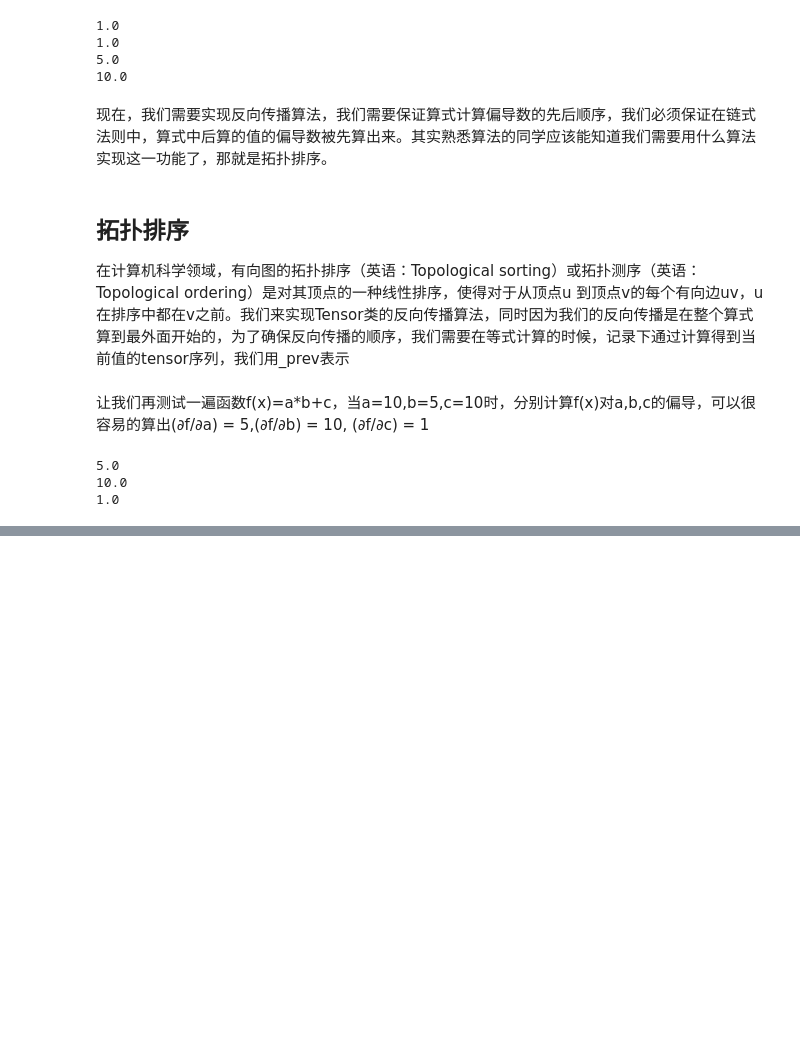
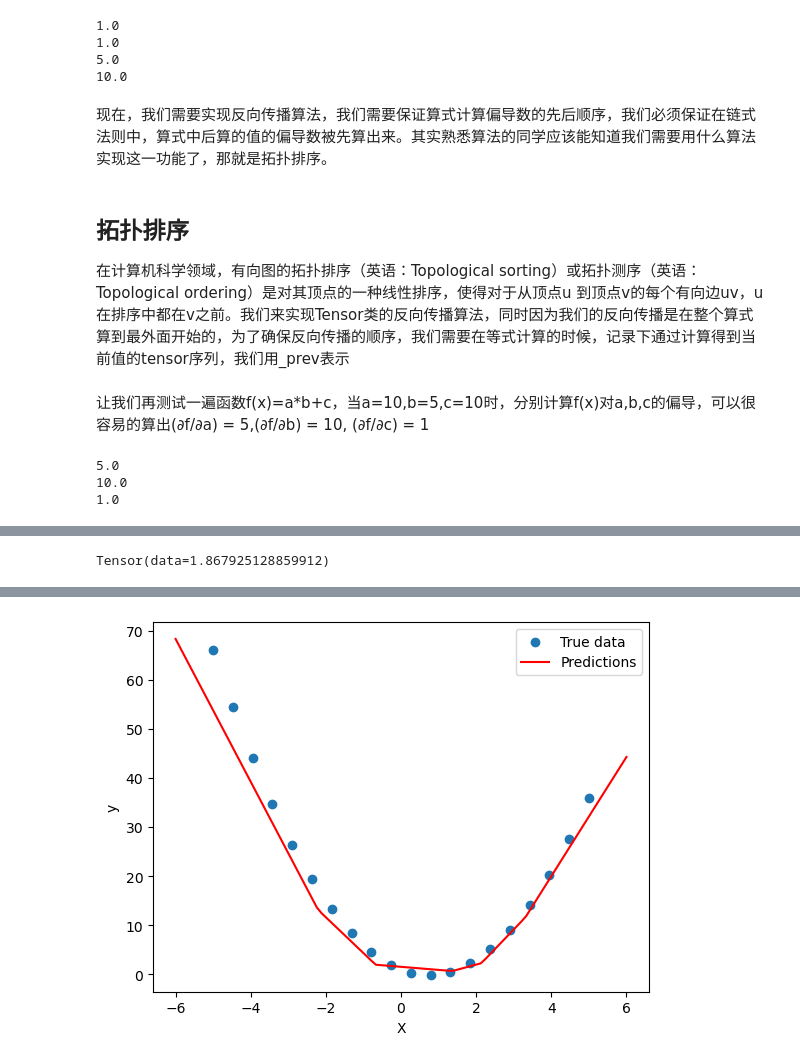
Before and after one commit to princepride/scratch-pytorch-step-by-step, a Jupyter notebook: deep learning/jupyter_notebook/2. 从零开始实现_从神经元到全连接神经网络/2.2 神经元（下）.ipynb, the cells around one changed output, grey strips where cells are left out. Drawn from its saved outputs; the diff is of its cells as text; code cells hidden in the pictures; blank space fills up the shorter version.

```diff
--- a/deep learning/jupyter_notebook/2. 从零开始实现_从神经元到全连接神经网络/2.2 神经元（下）.ipynb
+++ b/deep learning/jupyter_notebook/2. 从零开始实现_从神经元到全连接神经网络/2.2 神经元（下）.ipynb
@@ -224,0 +362,72 @@ class Tensor:
+# %%
+forward(1)
+# %% [output]
+Tensor(data=1.867925128859912)
+# %%
+import torch
+import torch.nn as nn
+import torch.optim as optim
+import matplotlib.pyplot as plt
+import numpy as np
+
+# Step 2: Define the quadratic function
+def quadratic_function(x):
+    return 2 * x**2 - 3 * x + 1
+
+# Step 3: Create a dataset
+# For simplicity, let's create a dataset with 20 data points between -5 and 5
+X_train = torch.linspace(-5, 5, 20).unsqueeze(dim=1)  # Add an extra dimension
+y_train = quadratic_function(X_train)
+
+# Step 4: Define a simple neural network model
+class SimpleNN(nn.Module):
+    def __init__(self):
+        super(SimpleNN, self).__init__()
+        self.fc1 = nn.Linear(1, 10)
+        self.relu = nn.ReLU()
+        self.fc2 = nn.Linear(10, 1)
+
+    def forward(self, x):
+        x = self.fc1(x)
+        x = self.relu(x)
+        x = self.fc2(x)
+        return x
+
+# Step 5: Define a loss function
+criterion = nn.MSELoss()
+
+# Step 6: Train the model
+model = SimpleNN()
+epochs = 1000
+
+# Step 7: Choose an optimizer
+optimizer = optim.SGD(model.parameters(), lr=0.01)
+
+for epoch in range(epochs):
+    # Forward pass
+    predictions = model(X_train)
+
+    # Compute the loss
+    loss = criterion(predictions, y_train)
+
+    # Backward pass and optimization
+    optimizer.zero_grad()
+    loss.backward()
+    optimizer.step()
+
+    if epoch % 100 == 0:
+        print(f'Epoch {epoch}/{epochs}, Loss: {loss.item()}')
+
+# Evaluate the trained model
+with torch.no_grad():
+    X_test = torch.linspace(-6, 6, 100).unsqueeze(dim=1)
+    predictions = model(X_test)
+
+# Plot the results
+plt.scatter(X_train.numpy(), y_train.numpy(), label='True data')
+plt.plot(X_test.numpy(), predictions.numpy(), 'r-', label='Predictions')
+plt.xlabel('X')
+plt.ylabel('y')
+plt.legend()
+plt.show()
+# %% [output]
@@ -224,0 +444 @@ class Tensor:
+[figure, added]
```
Also changed, not shown: parts of 14 cells of this notebook.
